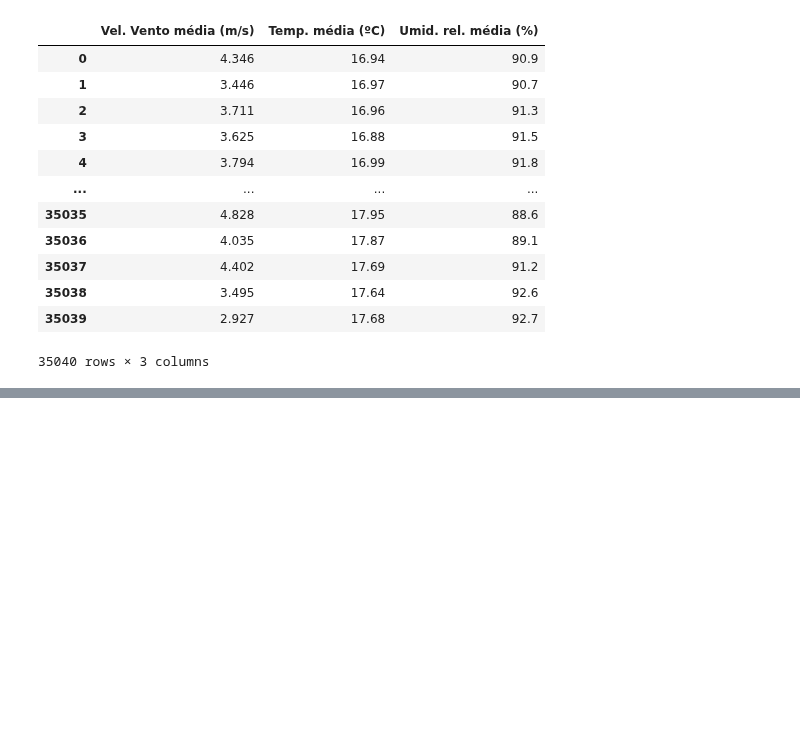
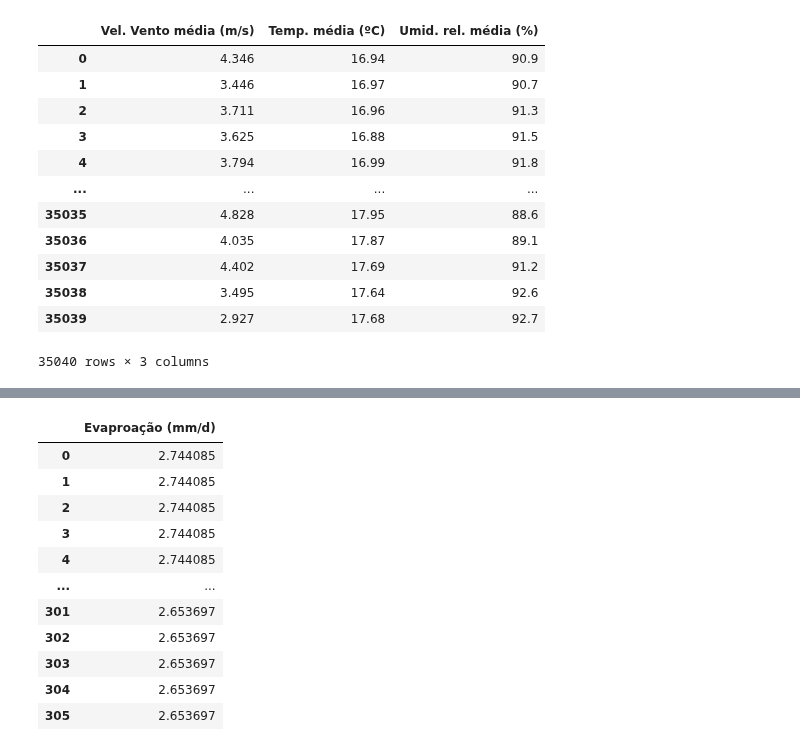
Before and after one commit to CostaNathan/doctorate, a Jupyter notebook: pasta_final/trabalho_final_1.ipynb, the cells around one changed output, grey strips where cells are left out. Saved outputs shown, nothing was run; the diff lists cells and outputs as text; code cells hidden in the pictures; blank space fills up the shorter version.

Commit message:
Dados vazão e evaporação

```diff
--- a/pasta_final/trabalho_final_1.ipynb
+++ b/pasta_final/trabalho_final_1.ipynb
@@ -192,7 +174,7 @@ dados_tributarios()['df_trib_F4']
 ## Dados estação barragem
 # %%
 def dados_barragem():
-    dados = pd.read_excel('https://github.com/CostaNathan/doctorate/blob/Modelos-de-dispers%C3%A3o-e-qualidade-da-%C3%A1gua/arquivos/estacao-barragem.xls?raw=true')
+    dados = pd.read_excel(r'C:\Users\User\Desktop\Python\Projects\Doutorado\Dispersao\doctorate\arquivos\estacao-barragem.xls')
 
     colunas = ['Vel. Vento média (m/s)', 'Temp. média (ºC)',
                'Umid. rel. média (%)', 'Prec. (mm)']
@@ -261,0 +257,94 @@ dados[['Vel. Vento média (m/s)', 'Temp. média (ºC)',
+# %%
+# Evaporação pela equação de Thornthwaite
+
+# E = 16 * (10*T/I) ** a
+# I = soma(T_(1 a 12)/5)**1,514
+# a = 6.75*(10**-7) * (I ** 3) - 7.71 * (10**-5) * (I**2) + 1,792 * (10**-2) * I + 0.49239
+
+# Temperatura média do mês (ºC)
+
+def dados_evapo():
+    dados_temperatura_dia = dados_barragem()['Temp. média (ºC)']
+
+    # temp_media_dia.iloc[0:31]
+
+    temp_media_mes1 = dados_temperatura_dia.iloc[0:31].mean()
+    temp_media_mes2 = dados_temperatura_dia.iloc[32:60].mean()
+    temp_media_mes3 = dados_temperatura_dia.iloc[61:92].mean()
+    temp_media_mes4 = dados_temperatura_dia.iloc[93:123].mean()
+    temp_media_mes5 = dados_temperatura_dia.iloc[124:155].mean()
+    temp_media_mes6 = dados_temperatura_dia.iloc[156:186].mean()
+    temp_media_mes7 = dados_temperatura_dia.iloc[187:218].mean()
+    temp_media_mes8 = dados_temperatura_dia.iloc[219:249].mean()
+    temp_media_mes9 = dados_temperatura_dia.iloc[250:281].mean()
+    temp_media_mes10 = dados_temperatura_dia.iloc[282:313].mean()
+    temp_media_mes11 = dados_temperatura_dia.iloc[314:344].mean()
+    temp_media_mes12 = dados_temperatura_dia.iloc[345:376].mean()
+
+    temp_media_mes_dict = {'Mês' : [1, 2, 3, 4, 5, 6, 7, 8, 9, 10, 11, 12],
+    'Temp. média (ºC)' : [temp_media_mes1, temp_media_mes2, temp_media_mes3, temp_media_mes4, temp_media_mes5, temp_media_mes6, temp_media_mes7, temp_media_mes8, temp_media_mes9, temp_media_mes10, temp_media_mes11, temp_media_mes12]}
+
+    temp_media_mes = pd.DataFrame(temp_media_mes_dict)
+
+    # Determinando valor de I
+
+    I = (temp_media_mes['Temp. média (ºC)'].iloc[0]/5)**1.514 + (temp_media_mes['Temp. média (ºC)'].iloc[1]/5)**1.514 + (temp_media_mes['Temp. média (ºC)'].iloc[2]/5)**1.514 +(temp_media_mes['Temp. média (ºC)'].iloc[3]/5)**1.514 + (temp_media_mes['Temp. média (ºC)'].iloc[4]/5)**1.514 +(temp_media_mes['Temp. média (ºC)'].iloc[5]/5)**1.514 +(temp_media_mes['Temp. média (ºC)'].iloc[6]/5)**1.514 +(temp_media_mes['Temp. média (ºC)'].iloc[7]/5)**1.514 + (temp_media_mes['Temp. média (ºC)'].iloc[8]/5)**1.514 + (temp_media_mes['Temp. média (ºC)'].iloc[9]/5)**1.514 + (temp_media_mes['Temp. média (ºC)'].iloc[10]/5)**1.514 + (temp_media_mes['Temp. média (ºC)'].iloc[11]/5)**1.514
+
+    # Determinando valor de a
+
+    a = 6.75 * (10**-7) * (I ** 3) - 7.71 * (10**-5) * (I**2) + 1.792 * (10**-2) * I + 0.49239
+
+    # Determinando valor de E para cada mês (mm/mes)
+
+    E1 = 16 * (10*21.259224/I) ** a
+    E2 = 16 * (10*21.699927/I) ** a
+    E3 = 16 * (10*20.12336/I) ** a
+    E4 = 16 * (10*16.491354/I) ** a
+    E5 = 16 * (10*13.600744/I) ** a
+    E6 = 16 * (10*13.770589/I) ** a
+    E7 = 16 * (10*13.479297/I) ** a
+    E8 = 16 * (10*15.204781/I) ** a
+    E9 = 16 * (10*15.994973/I) ** a
+    E10 = 16 * (10*11.824963/I) ** a
+    E11 = 16 * (10*19.340333/I) ** a
+    E12 = 16 * (10*19.749505/I) ** a
+
+    # Evapotranspiração em mm/d
+
+    E_mes = np.array([E1, E2, E3, E4, E5, E6, E7, E8, E9, E10, E11, E12])
+
+    E_dia = E_mes/30
+
+    E_mar = np.repeat(E_dia[2], 31)
+    E_abr = np.repeat(E_dia[3], 30)
+    E_mai = np.repeat(E_dia[4], 31)
+    E_jun = np.repeat(E_dia[5], 30)
+    E_jul = np.repeat(E_dia[6], 31)
+    E_ago = np.repeat(E_dia[7], 31)
+    E_set = np.repeat(E_dia[8], 30)
+    E_out = np.repeat(E_dia[9], 31)
+    E_nov = np.repeat(E_dia[10], 30)
+    E_dez = np.repeat(E_dia[11], 31)
+
+    E_dia_acumulado = np.concatenate([E_mar, E_abr, E_mai, E_jun, E_jul, E_ago, E_set, E_out, E_nov, E_dez ]) # array com valores diários de evapotransp
+
+    E_dia_acumulado_df = pd.DataFrame(E_dia_acumulado)
+    E_dia_acumulado_df = E_dia_acumulado_df.rename(columns = {0:'Evaproação (mm/d)'})
+
+    return E_dia_acumulado_df
+
+
+dados_evapo()
+# %% [output]
+|  | Evaproação (mm/d) |
+| 0 | 2.744085 |
+| 1 | 2.744085 |
+| 2 | 2.744085 |
+| 3 | 2.744085 |
+| 4 | 2.744085 |
+| ... | ... |
+| 301 | 2.653697 |
+| 302 | 2.653697 |
+| 303 | 2.653697 |
+| 304 | 2.653697 |
+| 305 | 2.653697 |
```
Also changed, not shown: parts of 8 cells of this notebook.
